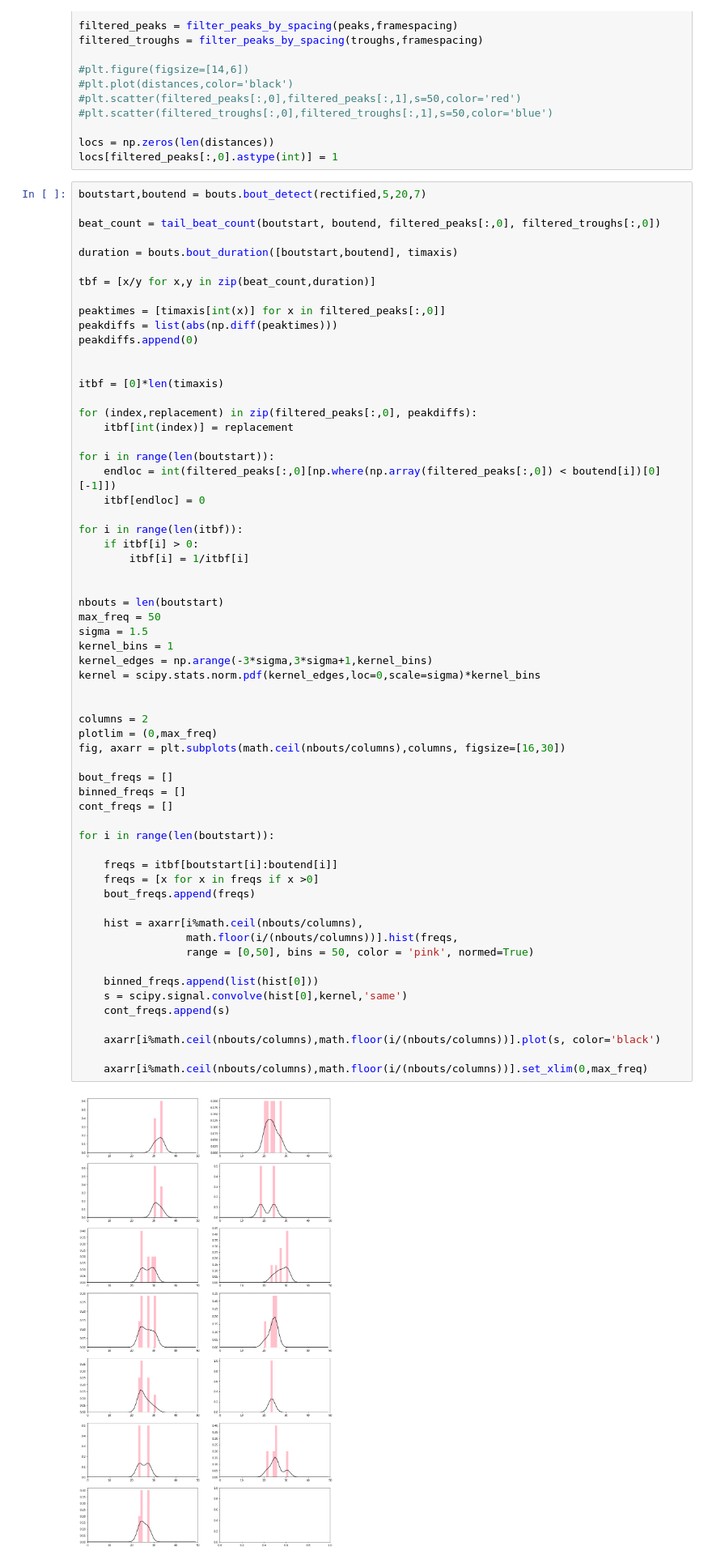
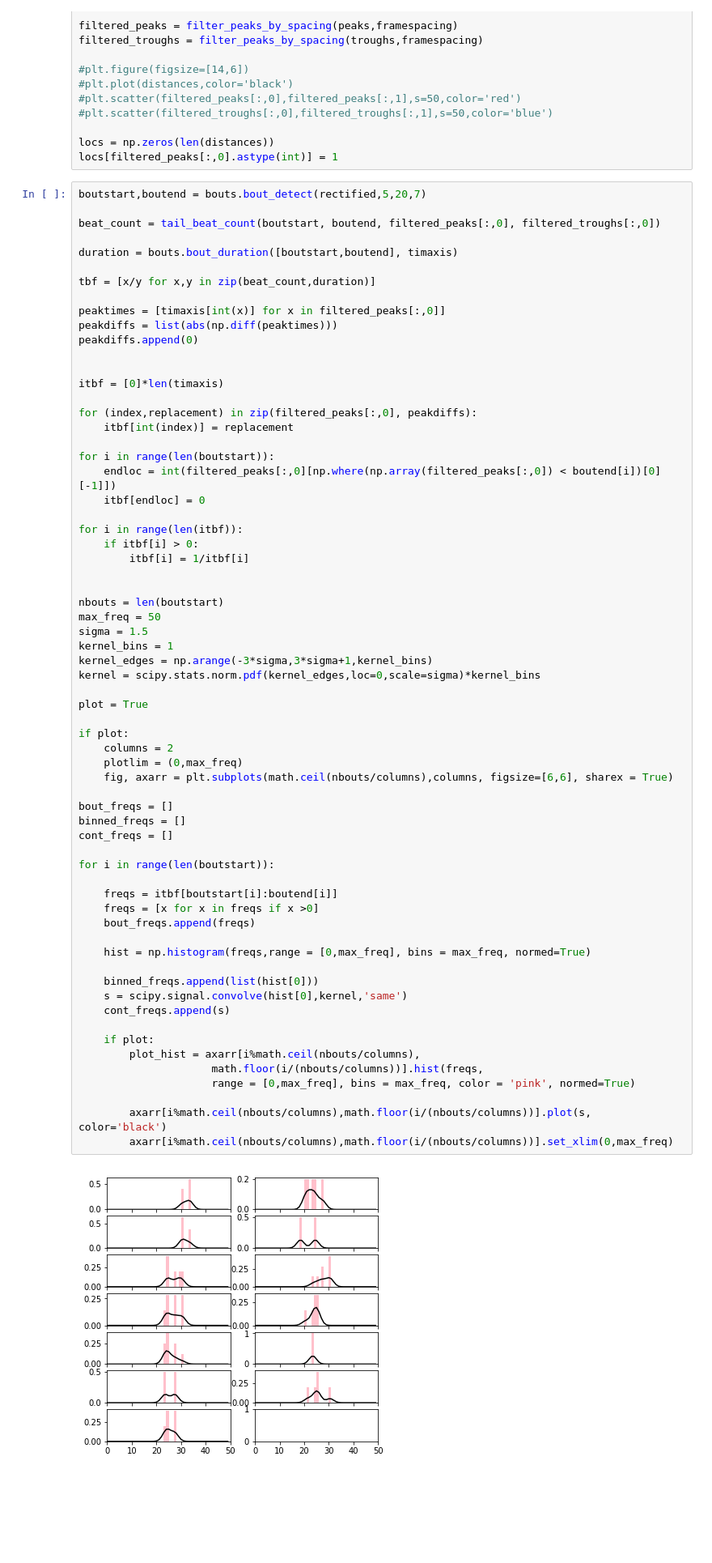
Before and after one commit to jchooch/tailtracker, a Jupyter notebook: getKinematicParameters.ipynb, the cells around one changed output. Shown: that part at 81% size. Drawn from its saved outputs; the diff is of its cells as text; blank space fills up the shorter version.

Commit message:
plotting made optional

```diff
--- a/getKinematicParameters.ipynb
+++ b/getKinematicParameters.ipynb
@@ -104,42 +104,46 @@ for i in range(len(itbf)):
     if itbf[i] > 0:
         itbf[i] = 1/itbf[i]
 
 
 nbouts = len(boutstart)
 max_freq = 50
 sigma = 1.5
 kernel_bins = 1
 kernel_edges = np.arange(-3*sigma,3*sigma+1,kernel_bins)
 kernel = scipy.stats.norm.pdf(kernel_edges,loc=0,scale=sigma)*kernel_bins
 
+plot = True
 
-columns = 2
-plotlim = (0,max_freq)
-fig, axarr = plt.subplots(math.ceil(nbouts/columns),columns, figsize=[16,30])
+if plot:
+    columns = 2
+    plotlim = (0,max_freq)
+    fig, axarr = plt.subplots(math.ceil(nbouts/columns),columns, figsize=[6,6], sharex = True)
 
 bout_freqs = []
 binned_freqs = []
 cont_freqs = []
 
 for i in range(len(boutstart)):
 
     freqs = itbf[boutstart[i]:boutend[i]]
     freqs = [x for x in freqs if x >0]
     bout_freqs.append(freqs)
 
-    hist = axarr[i%math.ceil(nbouts/columns),
-                 math.floor(i/(nbouts/columns))].hist(freqs,
-                 range = [0,50], bins = 50, color = 'pink', normed=True)
+    hist = np.histogram(freqs,range = [0,max_freq], bins = max_freq, normed=True)
 
     binned_freqs.append(list(hist[0]))
     s = scipy.signal.convolve(hist[0],kernel,'same')
     cont_freqs.append(s)
 
-    axarr[i%math.ceil(nbouts/columns),math.floor(i/(nbouts/columns))].plot(s, color='black')
+    if plot:
+        plot_hist = axarr[i%math.ceil(nbouts/columns),
+                     math.floor(i/(nbouts/columns))].hist(freqs,
+                     range = [0,max_freq], bins = max_freq, color = 'pink', normed=True)
 
-    axarr[i%math.ceil(nbouts/columns),math.floor(i/(nbouts/columns))].set_xlim(0,max_freq)
+        axarr[i%math.ceil(nbouts/columns),math.floor(i/(nbouts/columns))].plot(s, color='black')
+        axarr[i%math.ceil(nbouts/columns),math.floor(i/(nbouts/columns))].set_xlim(0,max_freq)
 # %% [output]
-[figure, old version]
+[figure, new version]
 # %%
 idtc_sigma = 1.5
 
```
Also changed, not shown: parts of 1 cell of this notebook, 1 other file.
